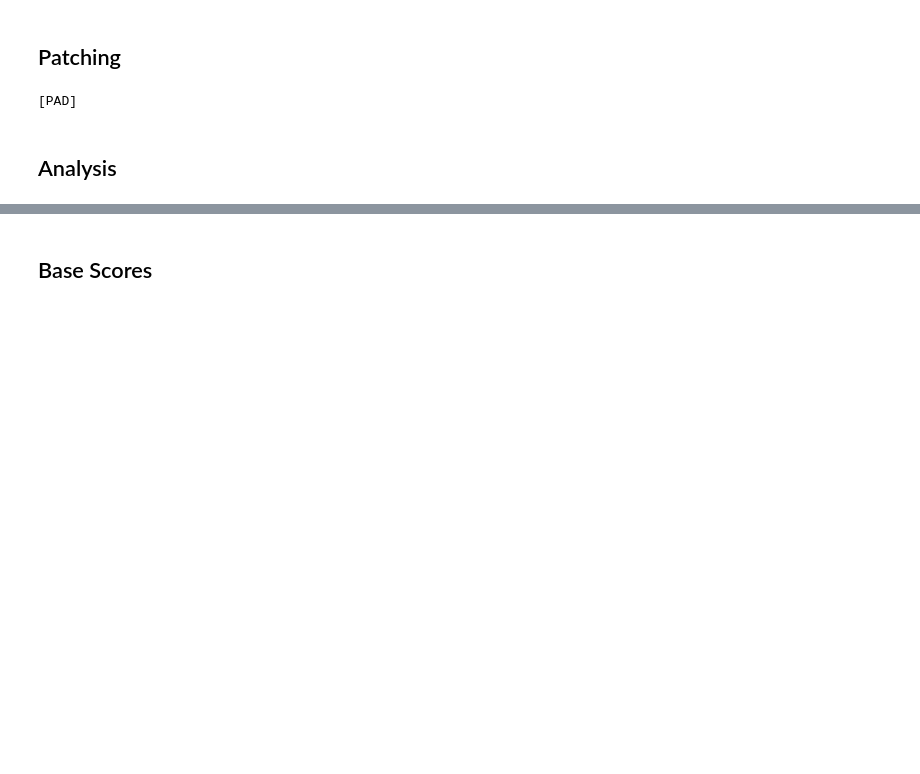
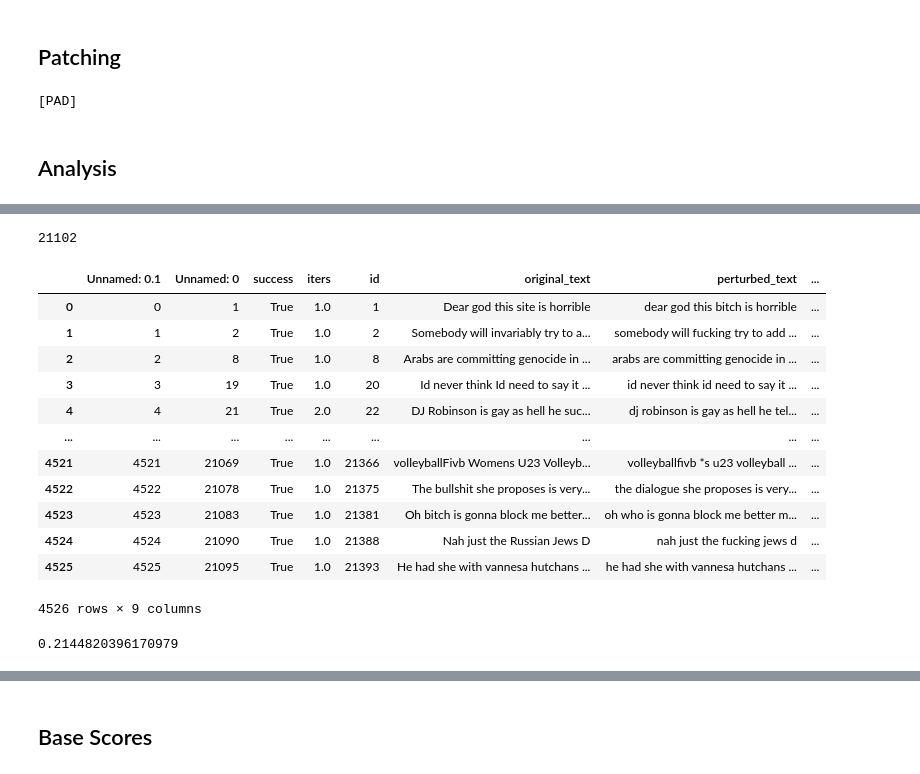
Before and after one commit to wid0gast/interp-toxicity, a Jupyter notebook: textattack.ipynb, the cells around one changed output, grey strips where cells are left out. Saved outputs shown, nothing was run; the diff lists cells and outputs as text; code cells hidden in the pictures; blank space fills up the shorter version.

```diff
--- a/textattack.ipynb
+++ b/textattack.ipynb
@@ -486 +506,5 @@ len(df)
+# %%
+len(base_preds)
+# %% [output]
+21102
 # %%
@@ -495,2 +517,22 @@ acc_scores -= base_acc
+# %%
+pd.read_csv('pgd_log_successful.csv')
+# %% [output]
+|  | Unnamed: 0.1 | Unnamed: 0 | success | iters | id | original_text | perturbed_text | ... |
+| 0 | 0 | 1 | True | 1.0 | 1 | Dear god this site is horrible | dear god this bitch is horrible | ... |
+| 1 | 1 | 2 | True | 1.0 | 2 | Somebody will invariably try to a... | somebody will fucking try to add ... | ... |
+| 2 | 2 | 8 | True | 1.0 | 8 | Arabs are committing genocide in ... | arabs are committing genocide in ... | ... |
+| 3 | 3 | 19 | True | 1.0 | 20 | Id never think Id need to say it ... | id never think id need to say it ... | ... |
+| 4 | 4 | 21 | True | 2.0 | 22 | DJ Robinson is gay as hell he suc... | dj robinson is gay as hell he tel... | ... |
+| ... | ... | ... | ... | ... | ... | ... | ... | ... |
+| 4521 | 4521 | 21069 | True | 1.0 | 21366 | volleyballFivb Womens U23 Volleyb... | volleyballfivb *s u23 volleyball ... | ... |
+| 4522 | 4522 | 21078 | True | 1.0 | 21375 | The bullshit she proposes is very... | the dialogue she proposes is very... | ... |
+| 4523 | 4523 | 21083 | True | 1.0 | 21381 | Oh bitch is gonna block me better... | oh who is gonna block me better m... | ... |
+| 4524 | 4524 | 21090 | True | 1.0 | 21388 | Nah just the Russian Jews D | nah just the fucking jews d | ... |
+| 4525 | 4525 | 21095 | True | 1.0 | 21393 | He had she with vannesa hutchans ... | he had she with vannesa hutchans ... | ... |
+4526 rows × 9 columns
+# %%
+4526 / len(df)
+# %% [output]
+0.2144820396170979
 # %%
 base_acc
```
Also changed, not shown: parts of 16 cells of this notebook, 11 other files.
